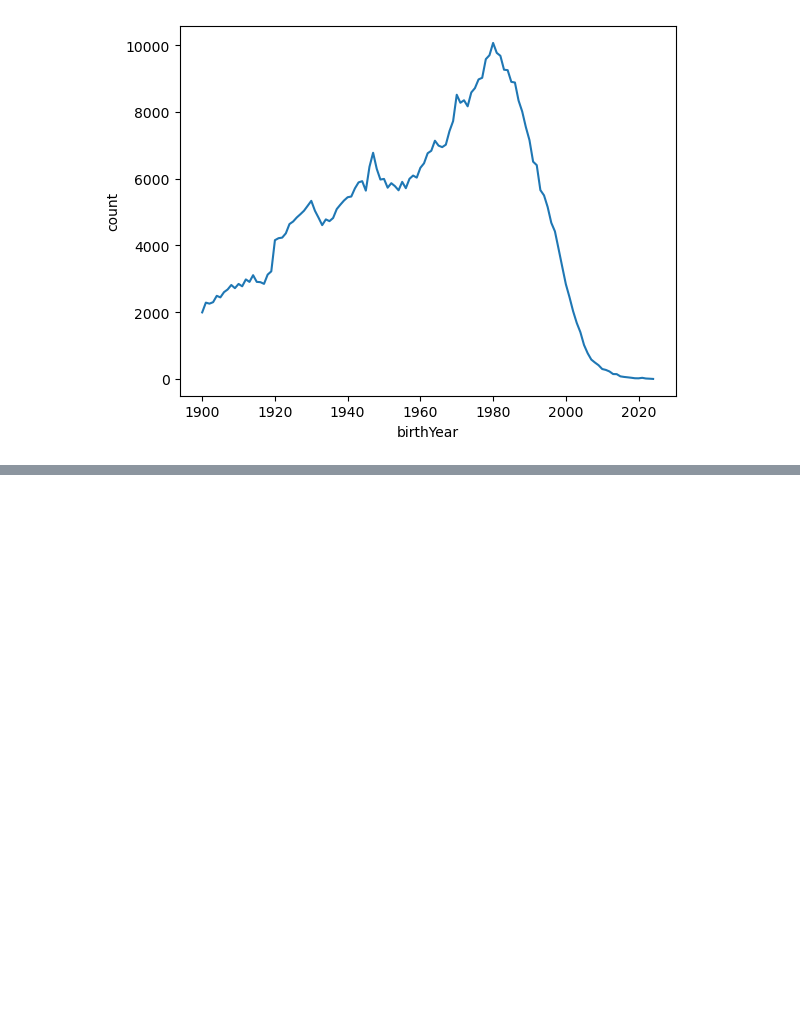
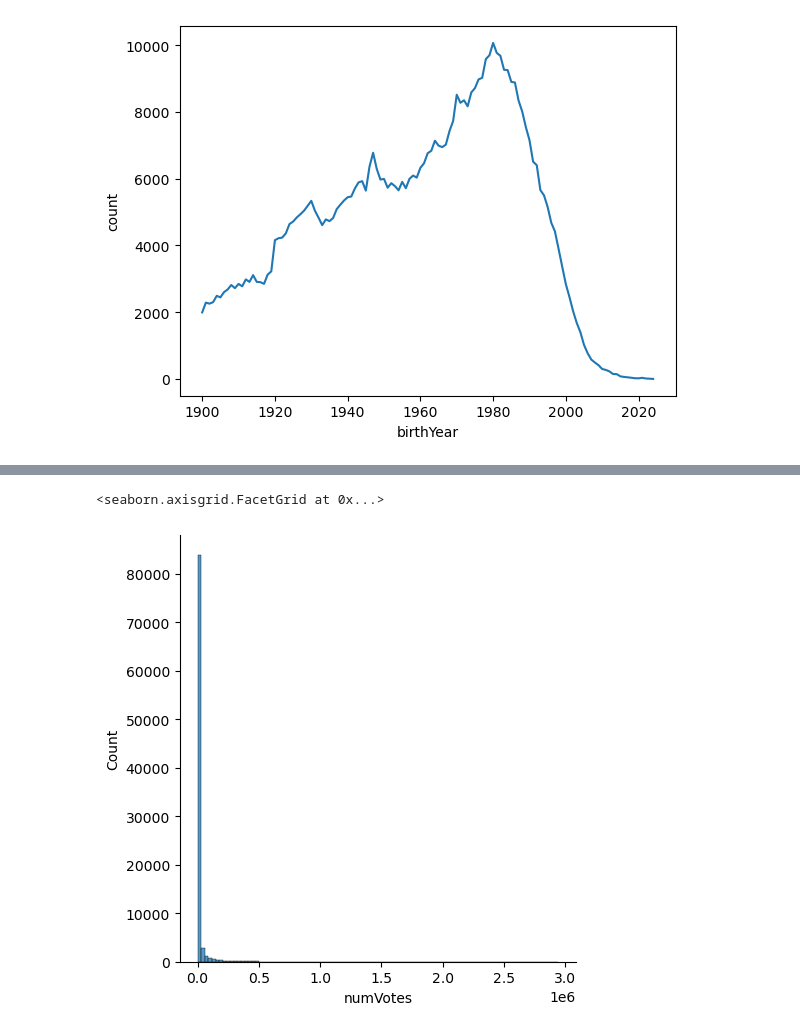
Before and after one commit to bradk54/IMDB_Fun, a Jupyter notebook: Notebooks/1_0_load_data.ipynb, the cells around one changed output, grey strips where cells are left out. Cells and saved outputs as stored; diff of their text form; code cells hidden in the pictures; blank space fills up the shorter version.

```diff
--- a/Notebooks/1_0_load_data.ipynb
+++ b/Notebooks/1_0_load_data.ipynb
@@ -82,0 +116,6 @@ shape: (1, 7)
+# %%
+sns.displot(data=ratings.filter(
+    pl.col('numVotes') > 1000), x='numVotes', bins=100)
+# %% [output]
+<seaborn.axisgrid.FacetGrid at 0x...>
+[figure, added]
```
Also changed, not shown: parts of 12 cells of this notebook, 1 other file.
